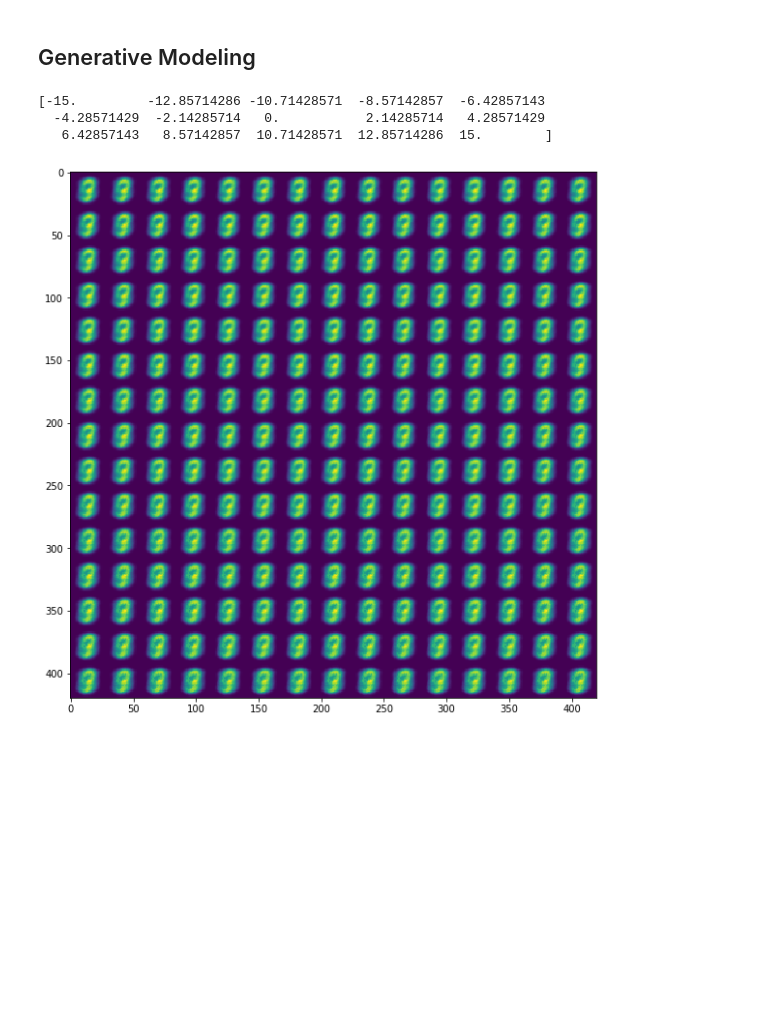
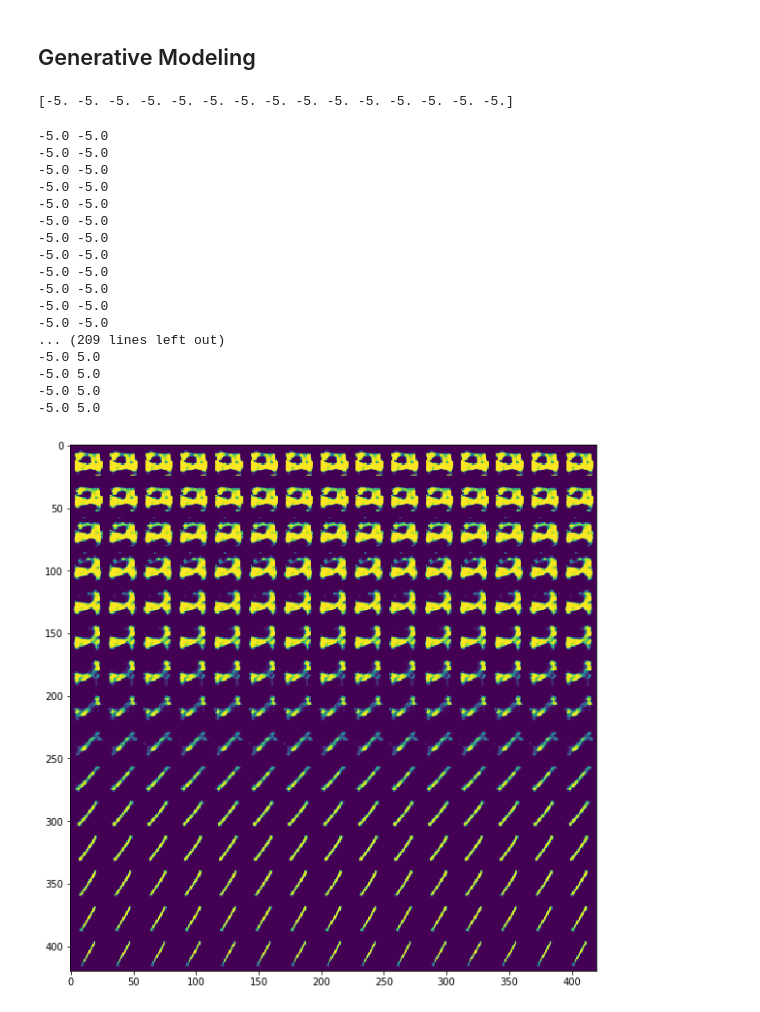
Before and after one commit to KishanSingh77/Exploration, a Jupyter notebook: Machine Learning/keras_mnist_vae.ipynb, the cells around one changed output. Saved outputs shown, nothing was run; the diff lists cells and outputs as text; code cells hidden in the pictures; blank space fills up the shorter version.

```diff
--- a/Machine Learning/keras_mnist_vae.ipynb
+++ b/Machine Learning/keras_mnist_vae.ipynb
@@ -169,24 +173,39 @@ plt.show()
 n = 15
 digit_size = 28
 figure = np.zeros((digit_size * n, digit_size * n))
-grid_x = np.linspace(-15, 15, n)
-grid_y = np.linspace(-15, -15, n)
-print(grid_x)
+grid_x = np.linspace(-5, 5, n)
+grid_y = np.linspace(-5, -5, n)
 # %% [output]
-[-15.         -12.85714286 -10.71428571  -8.57142857  -6.42857143
-  -4.28571429  -2.14285714   0.           2.14285714   4.28571429
-   6.42857143   8.57142857  10.71428571  12.85714286  15.        ]
+[-5. -5. -5. -5. -5. -5. -5. -5. -5. -5. -5. -5. -5. -5. -5.]
 # %%
 for i, yi in enumerate(grid_x):
     for j, xi in enumerate(grid_y):
         z_sample = np.array([[xi, yi]])
+        print(x)
         x_decoded = decoder.predict(z_sample)
-        digit = x_decoded[0].reshape(digit_size, digit_size)
+        digit = x_decoded.reshape(digit_size, digit_size)
         figure[i * digit_size: (i + 1) * digit_size,
                j * digit_size: (j + 1) * digit_size] = digit
 
 plt.figure(figsize = (10, 10))
 plt.imshow(figure)
 plt.show()
 # %% [output]
+-5.0 -5.0
+-5.0 -5.0
+-5.0 -5.0
+-5.0 -5.0
+-5.0 -5.0
+-5.0 -5.0
+-5.0 -5.0
+-5.0 -5.0
+-5.0 -5.0
+-5.0 -5.0
+-5.0 -5.0
+-5.0 -5.0
+... (209 lines left out)
+-5.0 5.0
+-5.0 5.0
+-5.0 5.0
+-5.0 5.0
-[figure, old version]
+[figure, new version]
```
Also changed, not shown: parts of 8 cells of this notebook, 9 other files.
